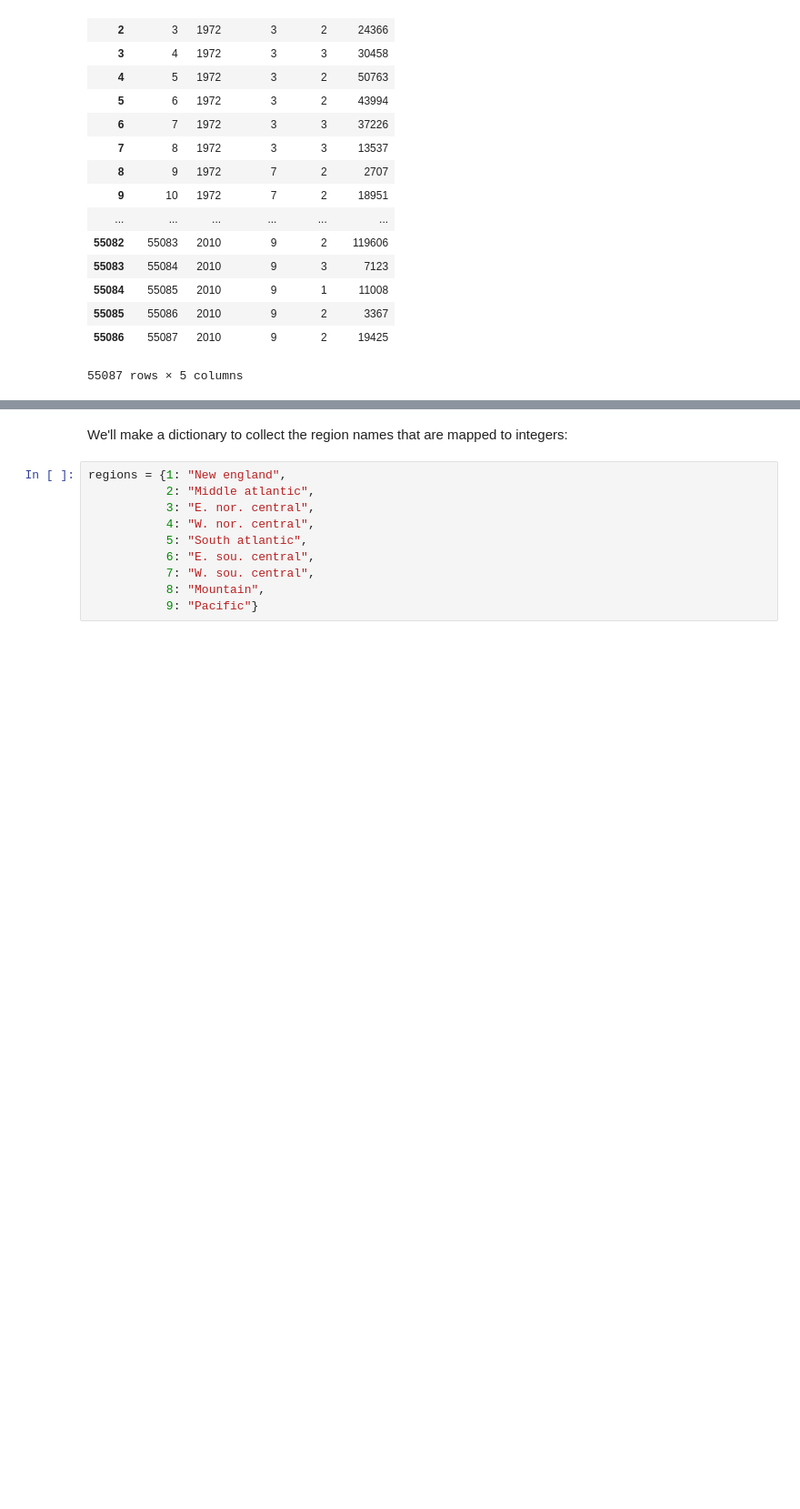
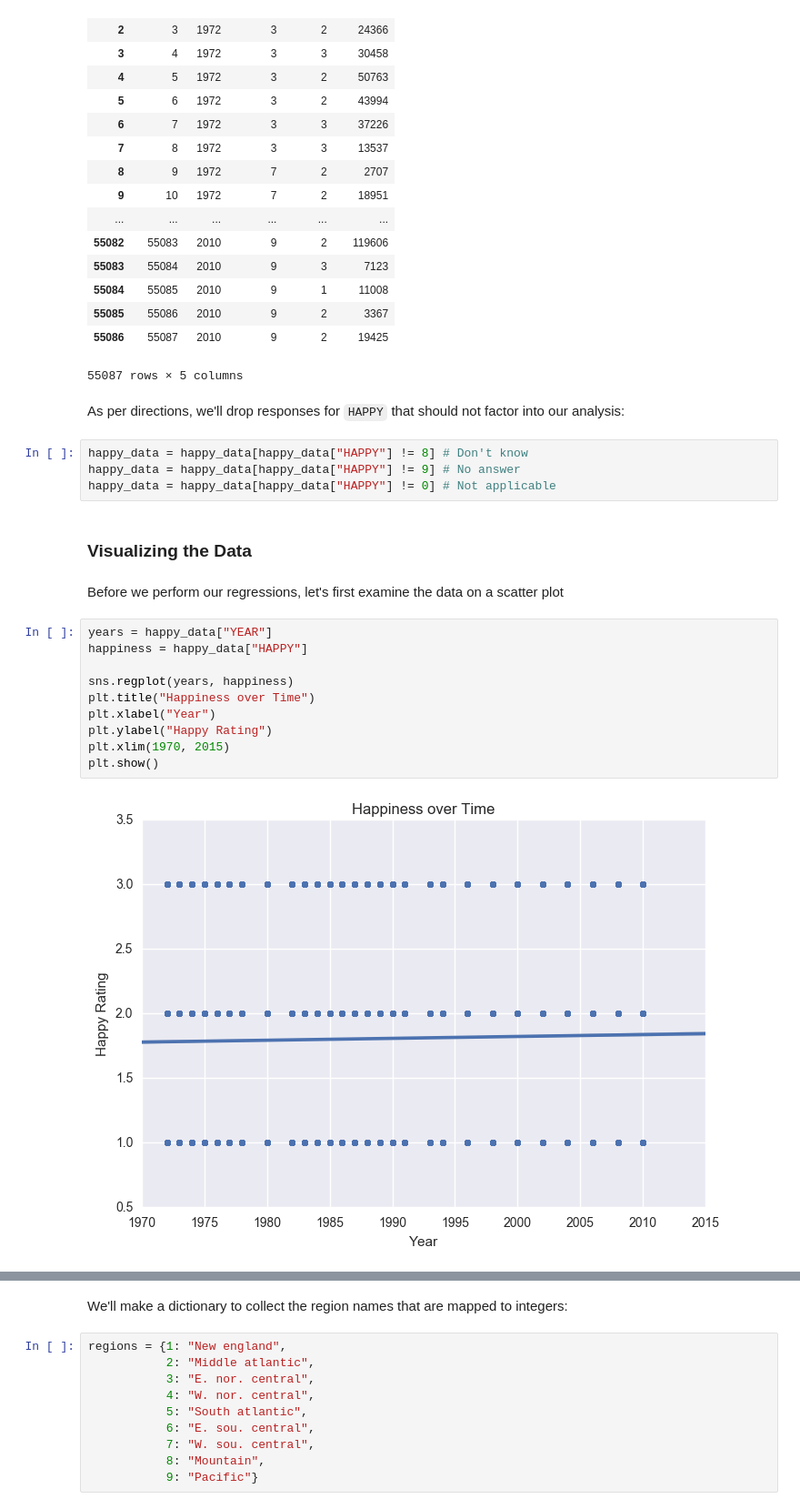
Before and after one commit to ds-modules/ENVECON-100, a Jupyter notebook: regression/Regression-Exercise.ipynb, the cells around one changed output, grey strips where cells are left out. Shown: that part at 91% size. Saved outputs shown, nothing was run; the diff lists cells and outputs as text; blank space fills up the shorter version.

Commit message:
rerendered the scatterplots in seaborn, placed them early in the notebook

```diff
--- a/regression/Regression-Exercise.ipynb
+++ b/regression/Regression-Exercise.ipynb
@@ -45,3 +46,25 @@ happy_data
 | 55085 | 55086 | 2010 | 9 | 2 | 3367 |
 | 55086 | 55087 | 2010 | 9 | 2 | 19425 |
 55087 rows × 5 columns
+# %% [markdown]
+As per directions, we'll drop responses for `HAPPY` that should not factor into our analysis:
+# %%
+happy_data = happy_data[happy_data["HAPPY"] != 8] # Don't know
+happy_data = happy_data[happy_data["HAPPY"] != 9] # No answer
+happy_data = happy_data[happy_data["HAPPY"] != 0] # Not applicable
+# %% [markdown]
+### Visualizing the Data
+# %% [markdown]
+Before we perform our regressions, let's first examine the data on a scatter plot
+# %%
+years = happy_data["YEAR"]
+happiness = happy_data["HAPPY"]
+
+sns.regplot(years, happiness)
+plt.title("Happiness over Time")
+plt.xlabel("Year")
+plt.ylabel("Happy Rating")
+plt.xlim(1970, 2015)
+plt.show()
+# %% [output]
+[figure, added]
```
Also changed, not shown: parts of 25 cells of this notebook.
